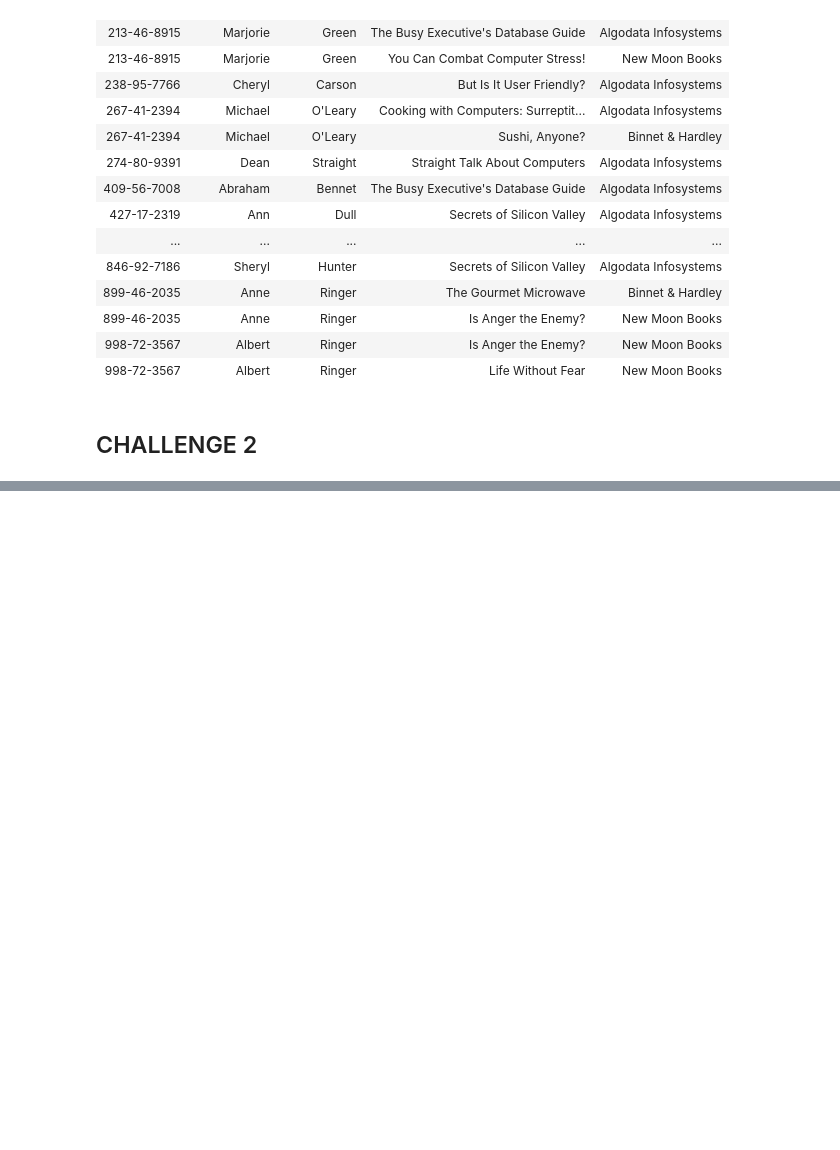
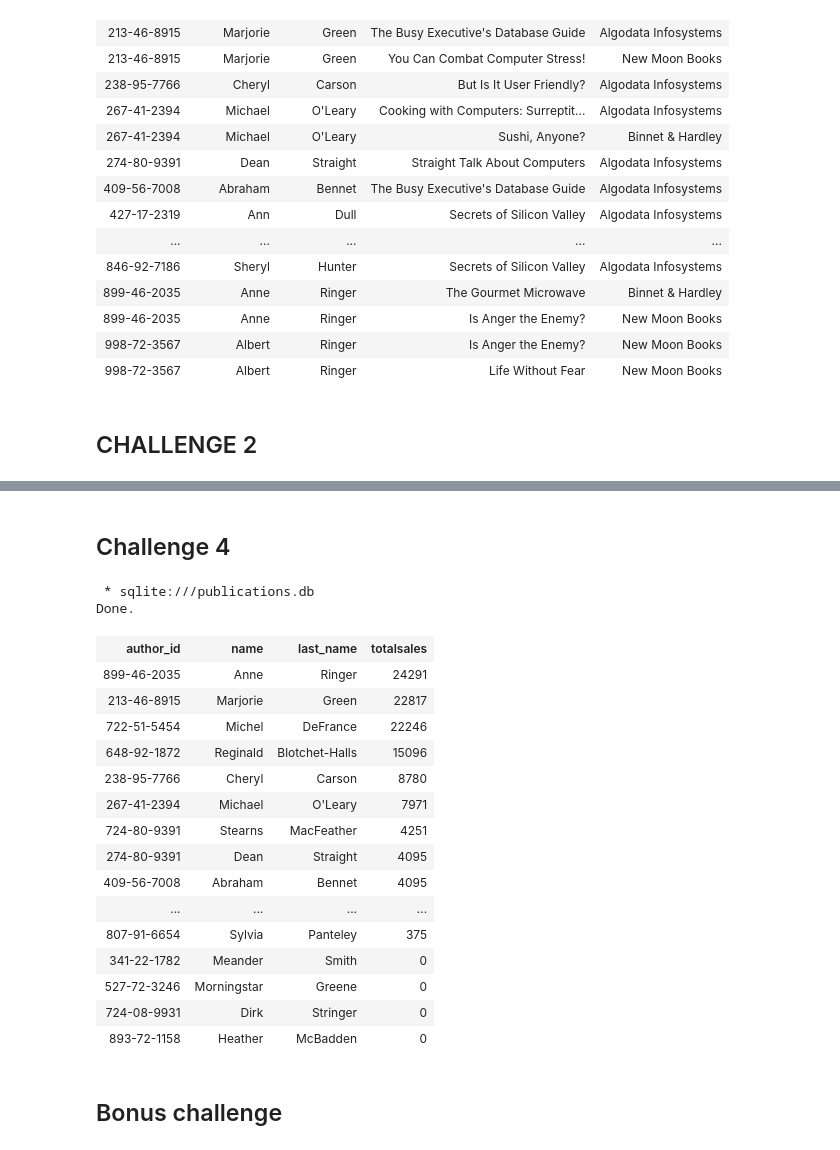
Before and after one commit to ironhack-bcn-data-pt/20-lab-sql-select, a Jupyter notebook: solutions.ipynb, the cells around one changed output, grey strips where cells are left out. Saved outputs shown, nothing was run; the diff lists cells and outputs as text; code cells hidden in the pictures; blank space fills up the shorter version.

```diff
--- a/solutions.ipynb
+++ b/solutions.ipynb
@@ -201,0 +126,36 @@ Done.
+# %% [markdown]
+## Challenge 4
+# %%
+%%sql
+select authors.au_id as author_id,
+ authors.au_fname as name,
+ authors.au_lname as last_name ,
+ ifnull(sum(ytd_sales),0) as totalsales
+from authors
+left join titleauthor
+on authors.au_id = titleauthor.au_id
+left join titles
+on titleauthor.title_id = titles.title_id
+group by authors.au_id
+order by totalsales desc
+# %% [output]
+ * sqlite:///publications.db
+Done.
+| author_id | name | last_name | totalsales |
+| 899-46-2035 | Anne | Ringer | 24291 |
+| 213-46-8915 | Marjorie | Green | 22817 |
+| 722-51-5454 | Michel | DeFrance | 22246 |
+| 648-92-1872 | Reginald | Blotchet-Halls | 15096 |
+| 238-95-7766 | Cheryl | Carson | 8780 |
+| 267-41-2394 | Michael | O'Leary | 7971 |
+| 724-80-9391 | Stearns | MacFeather | 4251 |
+| 274-80-9391 | Dean | Straight | 4095 |
+| 409-56-7008 | Abraham | Bennet | 4095 |
+| ... | ... | ... | ... |
+| 807-91-6654 | Sylvia | Panteley | 375 |
+| 341-22-1782 | Meander | Smith | 0 |
+| 527-72-3246 | Morningstar | Greene | 0 |
+| 724-08-9931 | Dirk | Stringer | 0 |
+| 893-72-1158 | Heather | McBadden | 0 |
+# %% [markdown]
+## Bonus challenge
```
Also changed, not shown: parts of 9 cells of this notebook.
